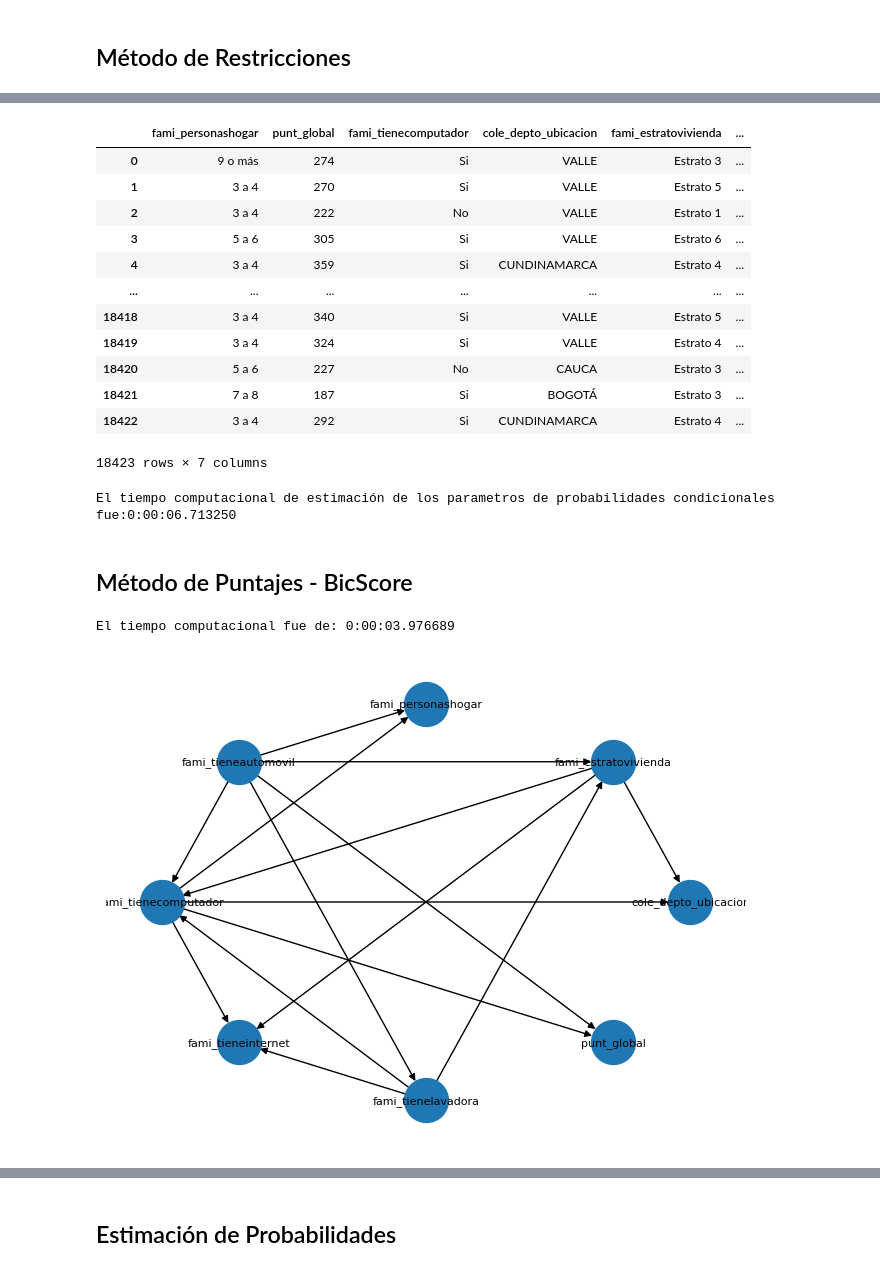
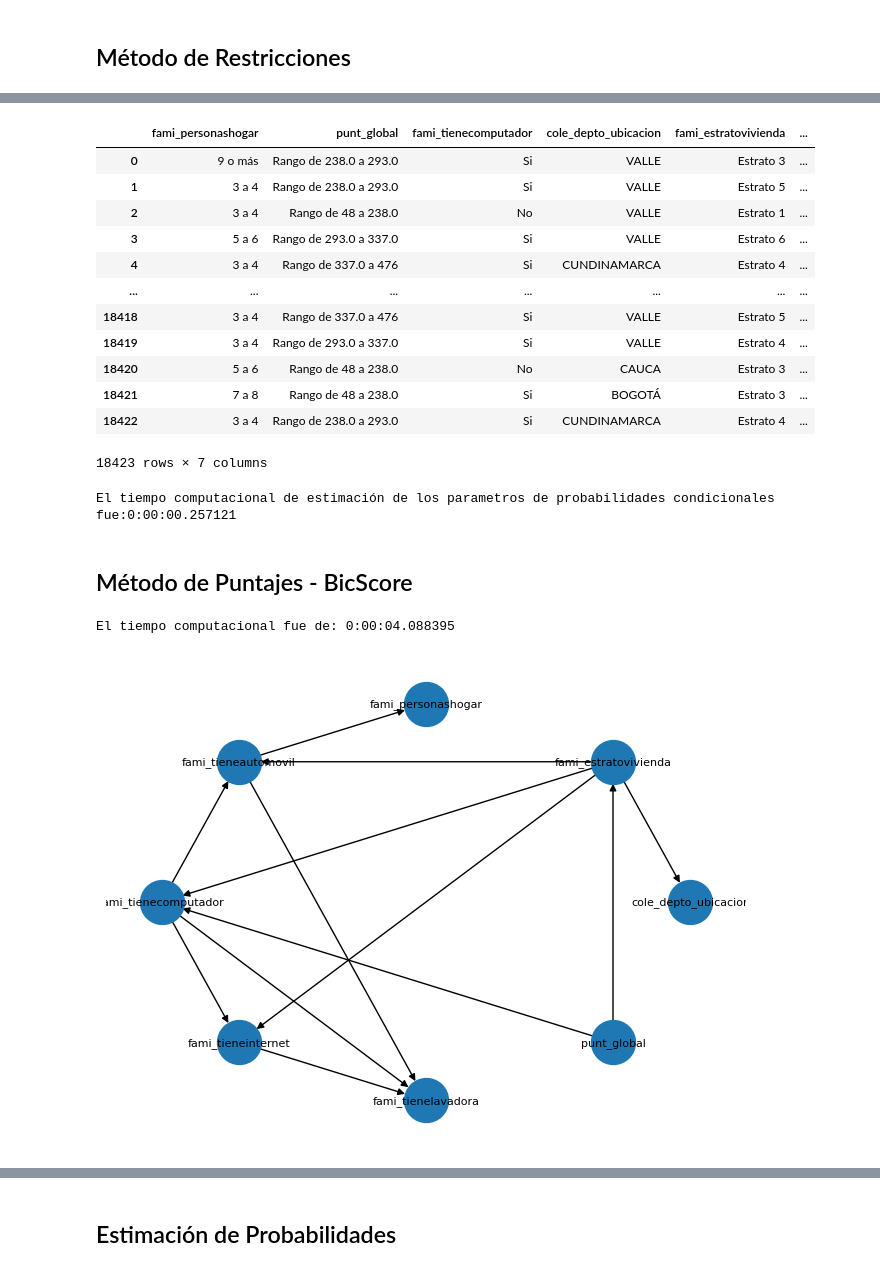
Before and after one commit to mgabyurango/Proyecto3-ACTD, a Jupyter notebook: Creación - Modelos.ipynb, the cells around one changed output, grey strips where cells are left out. Drawn from its saved outputs; the diff is of its cells as text; code cells hidden in the pictures.

```diff
--- a/Creación - Modelos.ipynb
+++ b/Creación - Modelos.ipynb
@@ -20,7 +20,7 @@ from pgmpy.inference import VariableElimination
 import seaborn as sns
 import seaborn as sns
 # %%
-df = pd.read_csv('datos_filtrados.csv')
+df = pd.read_csv('datos_cat.csv')
 df.head()
 # %% [output]
 |  | cole_depto_ubicacion | fami_estratovivienda | fami_personashogar | fami_tieneautomovil | ... |
@@ -87,17 +81,17 @@ data_sel = df[data_sel]
 data_sel
 # %% [output]
 |  | fami_personashogar | punt_global | fami_tienecomputador | cole_depto_ubicacion | fami_estratovivienda | ... |
-| 0 | 9 o más | 274 | Si | VALLE | Estrato 3 | ... |
-| 1 | 3 a 4 | 270 | Si | VALLE | Estrato 5 | ... |
-| 2 | 3 a 4 | 222 | No | VALLE | Estrato 1 | ... |
-| 3 | 5 a 6 | 305 | Si | VALLE | Estrato 6 | ... |
-| 4 | 3 a 4 | 359 | Si | CUNDINAMARCA | Estrato 4 | ... |
+| 0 | 9 o más | Rango de 238.0 a 293.0 | Si | VALLE | Estrato 3 | ... |
+| 1 | 3 a 4 | Rango de 238.0 a 293.0 | Si | VALLE | Estrato 5 | ... |
+| 2 | 3 a 4 | Rango de 48 a 238.0 | No | VALLE | Estrato 1 | ... |
+| 3 | 5 a 6 | Rango de 293.0 a 337.0 | Si | VALLE | Estrato 6 | ... |
+| 4 | 3 a 4 | Rango de 337.0 a 476 | Si | CUNDINAMARCA | Estrato 4 | ... |
 | ... | ... | ... | ... | ... | ... | ... |
-| 18418 | 3 a 4 | 340 | Si | VALLE | Estrato 5 | ... |
-| 18419 | 3 a 4 | 324 | Si | VALLE | Estrato 4 | ... |
-| 18420 | 5 a 6 | 227 | No | CAUCA | Estrato 3 | ... |
-| 18421 | 7 a 8 | 187 | Si | BOGOTÁ | Estrato 3 | ... |
-| 18422 | 3 a 4 | 292 | Si | CUNDINAMARCA | Estrato 4 | ... |
+| 18418 | 3 a 4 | Rango de 337.0 a 476 | Si | VALLE | Estrato 5 | ... |
+| 18419 | 3 a 4 | Rango de 293.0 a 337.0 | Si | VALLE | Estrato 4 | ... |
+| 18420 | 5 a 6 | Rango de 48 a 238.0 | No | CAUCA | Estrato 3 | ... |
+| 18421 | 7 a 8 | Rango de 48 a 238.0 | Si | BOGOTÁ | Estrato 3 | ... |
+| 18422 | 3 a 4 | Rango de 238.0 a 293.0 | Si | CUNDINAMARCA | Estrato 4 | ... |
 18423 rows × 7 columns
 # %%
 # Creamos el modelo como una red bayesiana
@@ -117,7 +111,7 @@ tiempo_comp_est = datetime.now() - tiempo_inicial_est
 print(f'El tiempo computacional de estimación de los parametros de probabilidades condicionales fue:{tiempo_comp_est}')
 infer = VariableElimination(redrestricciones)
 # %% [output]
-El tiempo computacional de estimación de los parametros de probabilidades condicionales fue:0:00:06.713250
+El tiempo computacional de estimación de los parametros de probabilidades condicionales fue:0:00:00.257121
 # %% [markdown]
 ## Método de Puntajes - BicScore
 # %%
@@ -130,13 +124,13 @@ modelo2 = esth.estimate(
 tiempo_total = datetime.now() - tiempo_inicial
 print('El tiempo computacional fue de: ' + str(tiempo_total))
 # %% [output]
-El tiempo computacional fue de: 0:00:03.976689
+El tiempo computacional fue de: 0:00:04.088395
 # %%
 # Dibujamos el grafo
-nx.draw_circular(modelo3,with_labels=True,arrowsize=10,font_size=8,node_size=1000)
+nx.draw_circular(modelo2,with_labels=True,arrowsize=10,font_size=8,node_size=1000)
 plt.show()
 # %% [output]
-[figure, old version]
+[figure, new version]
 # %%
 print(modelo2)
 print(modelo2.nodes())
```
Also changed, not shown: parts of 15 cells of this notebook.
